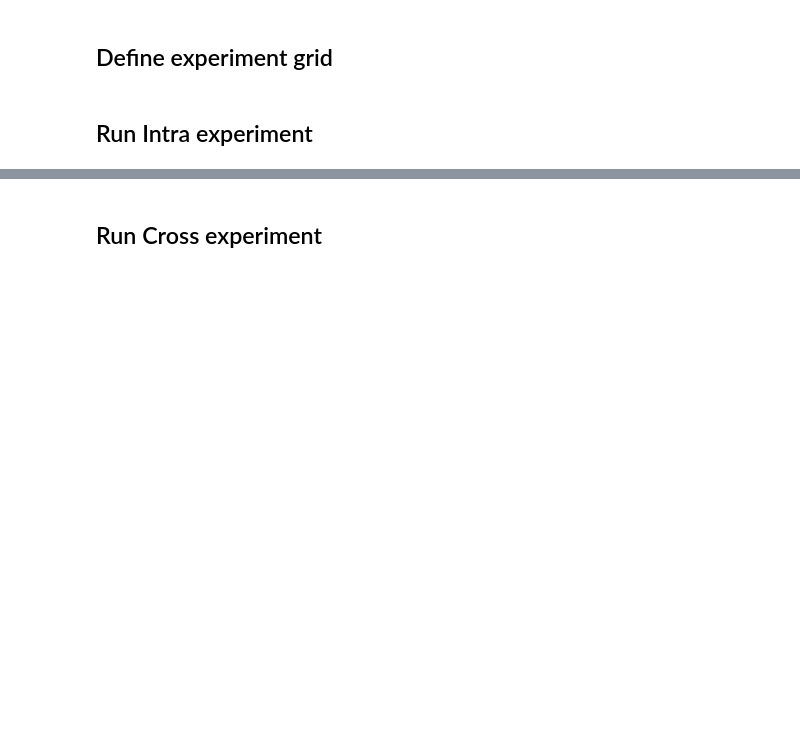
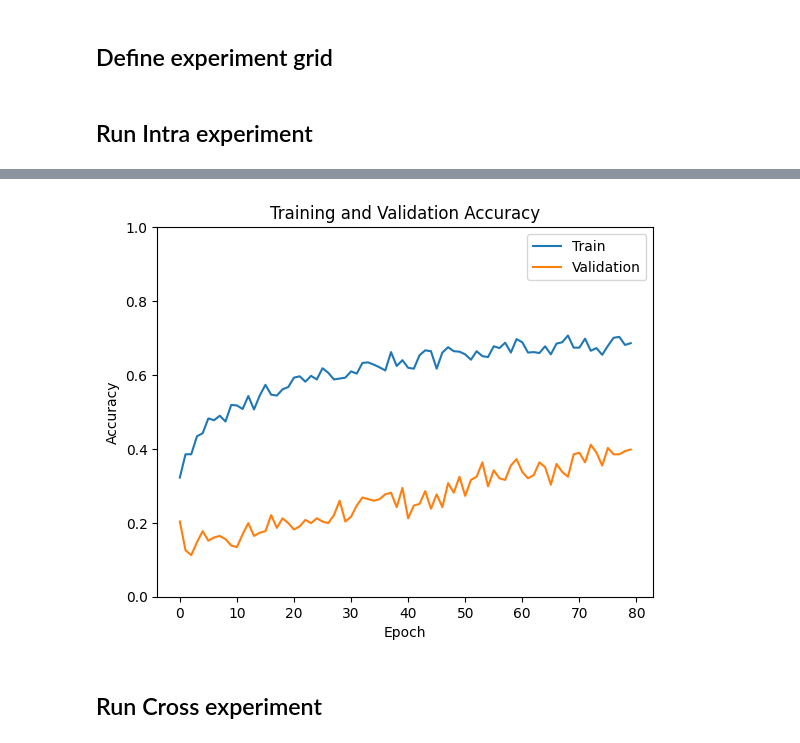
Before and after one commit to Stijnaard/DL_assignment_2, a Jupyter notebook: Stijn_1DCNN.ipynb, the cells around one changed output, grey strips where cells are left out. Cells and saved outputs as stored; diff of their text form; code cells hidden in the pictures; blank space fills up the shorter version.

```diff
--- a/Stijn_1DCNN.ipynb
+++ b/Stijn_1DCNN.ipynb
@@ -964,7 +385,7 @@ EXPERIMENTS = EXPERIMENTS_LARGE
 # %% [markdown]
 ## Run Intra experiment
 # %%
-def run_intra_experiment(config):
+def run_intra_experiment(config, verbose=True):
     set_seed(SEED)
 
     print(f"\nRunning intra experiment: {config['name']}")
@@ -1126,0 +513,16 @@ Finished cnn4_win512_lr3e4_do05_wd1e2 | val acc: 0.355 | test acc: 0.489
+# %%
+# Run best model for intra test set and show confusion matrix
+best_result_intra = {
+        "name": "cnn3_win512_lr3e4_do05_wd1e3",
+        "model_name": "MEG1DCNN3",
+        "dropout": 0.5,
+        "lr": 3e-4,
+        "weight_decay": 1e-3,
+        "batch_size": 32,
+        "epochs": 80,
+        "window_size": 512,
+        "stride": 256,
+        "downsample_factor": 4,
+}
+
+result_intra = run_intra_experiment(best_result_intra)
@@ -1127,3 +540,16 @@ Finished cnn4_win512_lr3e4_do05_wd1e2 | val acc: 0.355 | test acc: 0.489
+# %%
+
+# plot the train history and validation history of this run
+plt.plot(result_intra["history"]["train_acc"], label="Train")
+plt.plot(result_intra["history"]["val_acc"], label="Validation")
+plt.xlabel("Epoch")
+plt.ylim(0, 1)
+plt.ylabel("Accuracy")
+plt.title("Training and Validation Accuracy")
+plt.legend()
+plt.show()
+# %% [output]
+[figure, added]
 # %% [markdown]
 ## Run Cross experiment
 # %%
```
Also changed, not shown: parts of 10 cells of this notebook, 3 other files.
